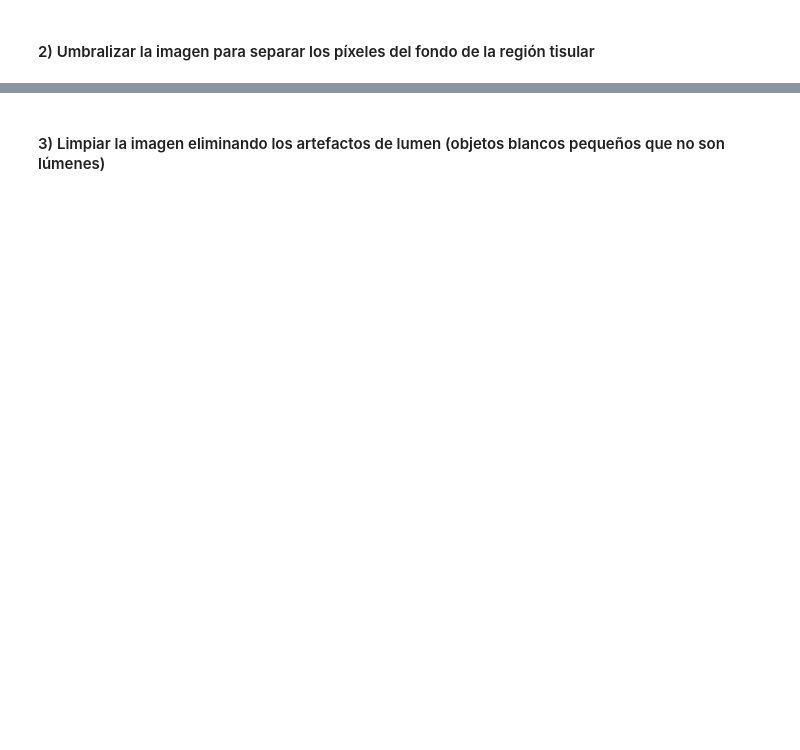
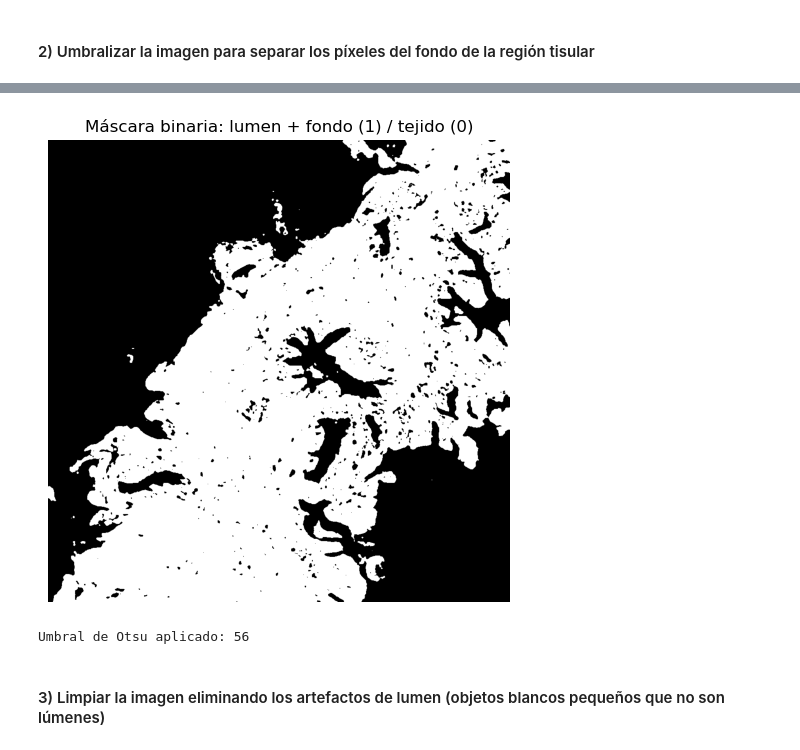
Before and after one commit to RomelCarlof/EjercicosJavaScript, a Jupyter notebook: Phython/Aprendizaje_Supervisado/Actividad_Computer_Vision_C2 (2)/Actividad_Computer_Vision_C2/Actividad_Computer_Vision_C2.ipynb, the cells around one changed output, grey strips where cells are left out. Drawn from its saved outputs; the diff is of its cells as text; code cells hidden in the pictures; blank space fills up the shorter version.

```diff
--- a/Phython/Aprendizaje_Supervisado/Actividad_Computer_Vision_C2 (2)/Actividad_Computer_Vision_C2/Actividad_Computer_Vision_C2.ipynb
+++ b/Phython/Aprendizaje_Supervisado/Actividad_Computer_Vision_C2 (2)/Actividad_Computer_Vision_C2/Actividad_Computer_Vision_C2.ipynb
@@ -157,3 +104,47 @@ plt.show()
+# %%
+# ============================================================
+# PREGUNTA 02: Filtro Gaussiano y Umbralización con Otsu
+# ============================================================
+
+
+from skimage import filters, img_as_ubyte
+import matplotlib.pyplot as plt
+import numpy as np
+
+# Se asume que ya tengo cargada la variable `magenta_channel`
+# correspondiente al canal magenta obtenido del espacio CMYK.
+
+# 1. Aplico un filtro Gaussiano 5x5 para suavizar la imagen
+# El parámetro sigma controla el grado de suavizado; un valor de 1
+# es equivalente a una ventana aproximada de 5x5 píxeles.
+img_gauss = filters.gaussian(magenta_channel, sigma=1)
+
+# 2. Convierto la imagen suavizada a formato uint8 (rango [0,255]),
+# porque el método de Otsu requiere trabajar con este tipo de datos.
+img_gauss_uint8 = img_as_ubyte(img_gauss)
+
+# 3.  Calculo el umbral óptimo con el método de Otsu.
+# Este método determina automáticamente el valor de corte que mejor separa
+# las dos clases principales de la imagen: fondo/lumen y tejido.
+umbral_otsu = filters.threshold_otsu(img_gauss_uint8)
+
+# 4. Creo la máscara binaria a partir del umbral calculado.
+# Los píxeles más claros (lumen + fondo) toman el valor 1
+# y el resto (tejido) toman el valor 0.
+mask_otsu = img_gauss_uint8 > umbral_otsu
+
+# 5. Visualizo la máscara resultante
+plt.figure(figsize=(6,6))
+plt.imshow(mask_otsu, cmap='gray')
+plt.title("Máscara binaria: lumen + fondo (1) / tejido (0)")
+plt.axis("off")
+plt.show()
+
+# 6. (opcional) Muestro también el valor del umbral elegido por Otsu
+print(f"Umbral de Otsu aplicado: {umbral_otsu}")
+# %% [output]
+[figure, added]
+Umbral de Otsu aplicado: 56
 # %% [markdown]
 #### 3) Limpiar la imagen eliminando los artefactos de lumen (objetos blancos pequeños que no son lúmenes)
 # %%
```
Also changed, not shown: parts of 13 cells of this notebook, 1 other file.
